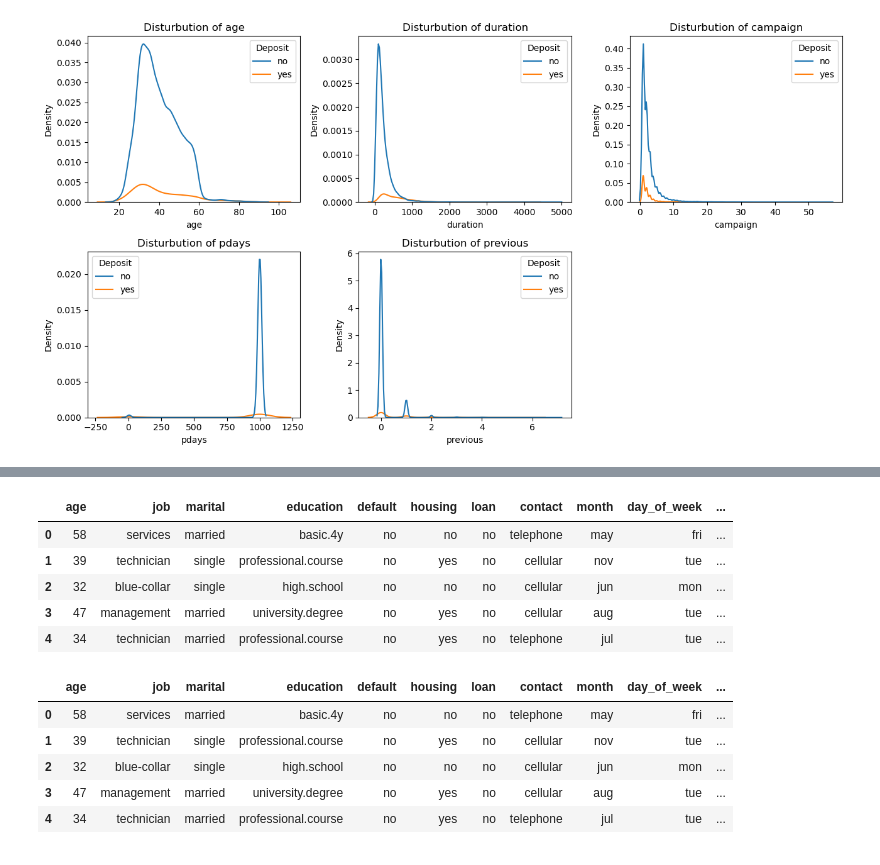
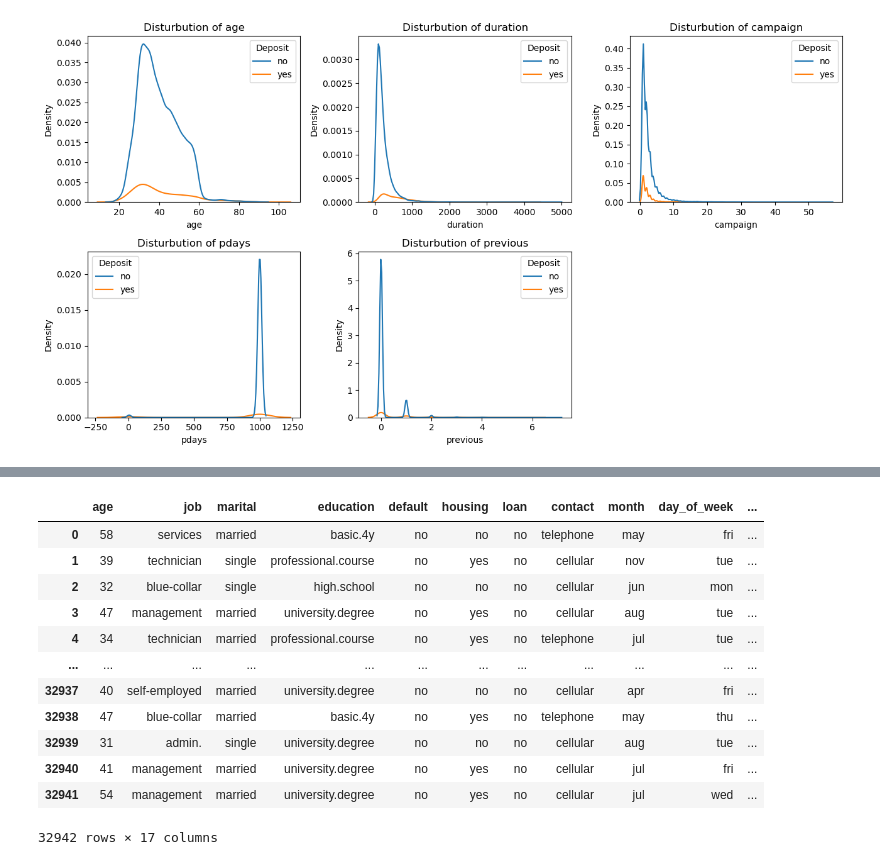
Before and after one commit to hansicaushi559/EDA-ML_PYSPARK, a Jupyter notebook: pySpark.ipynb, the cells around one changed output, grey strips where cells are left out. Cells and saved outputs as stored; diff of their text form; code cells hidden in the pictures.

```diff
--- a/pySpark.ipynb
+++ b/pySpark.ipynb
@@ -280,17 +260,0 @@ df.columns
-# %%
-# StringIndexer Initialization
-from pyspark.ml.feature import StringIndexer
-
-indexer = StringIndexer(inputCol="Deposit", outputCol="Deposit_Indexed")
-indexerModel = indexer.fit(df)
-
-# Transform the DataFrame using the fitted StringIndexer model
-df = indexerModel.transform(df)
-df.toPandas().head()
-# %% [output]
-|  | age | job | marital | education | default | housing | loan | contact | month | day_of_week | ... |
-| 0 | 58 | services | married | basic.4y | no | no | no | telephone | may | fri | ... |
-| 1 | 39 | technician | single | professional.course | no | yes | no | cellular | nov | tue | ... |
-| 2 | 32 | blue-collar | single | high.school | no | no | no | cellular | jun | mon | ... |
-| 3 | 47 | management | married | university.degree | no | yes | no | cellular | aug | tue | ... |
-| 4 | 34 | technician | married | professional.course | no | yes | no | telephone | jul | tue | ... |
@@ -299,10 +261 @@ df = df.drop("Deposit")
-# %%
-df.toPandas().head()
-# %% [output]
-|  | age | job | marital | education | default | housing | loan | contact | month | day_of_week | ... |
-| 0 | 58 | services | married | basic.4y | no | no | no | telephone | may | fri | ... |
-| 1 | 39 | technician | single | professional.course | no | yes | no | cellular | nov | tue | ... |
-| 2 | 32 | blue-collar | single | high.school | no | no | no | cellular | jun | mon | ... |
-| 3 | 47 | management | married | university.degree | no | yes | no | cellular | aug | tue | ... |
-| 4 | 34 | technician | married | professional.course | no | yes | no | telephone | jul | tue | ... |
 # %%
@@ -309,0 +268,16 @@ df.toPandas().head()
+# %%
+df_corr.toPandas()
+# %% [output]
+|  | age | job | marital | education | default | housing | loan | contact | month | day_of_week | ... |
+| 0 | 58 | services | married | basic.4y | no | no | no | telephone | may | fri | ... |
+| 1 | 39 | technician | single | professional.course | no | yes | no | cellular | nov | tue | ... |
+| 2 | 32 | blue-collar | single | high.school | no | no | no | cellular | jun | mon | ... |
+| 3 | 47 | management | married | university.degree | no | yes | no | cellular | aug | tue | ... |
+| 4 | 34 | technician | married | professional.course | no | yes | no | telephone | jul | tue | ... |
+| ... | ... | ... | ... | ... | ... | ... | ... | ... | ... | ... | ... |
+| 32937 | 40 | self-employed | married | university.degree | no | no | no | cellular | apr | fri | ... |
+| 32938 | 47 | blue-collar | married | basic.4y | no | yes | no | telephone | may | thu | ... |
+| 32939 | 31 | admin. | single | university.degree | no | no | no | cellular | aug | tue | ... |
+| 32940 | 41 | management | married | university.degree | no | yes | no | cellular | jul | fri | ... |
+| 32941 | 54 | management | married | university.degree | no | yes | no | cellular | jul | wed | ... |
+32942 rows × 17 columns
```
Also changed, not shown: parts of 65 cells of this notebook.
